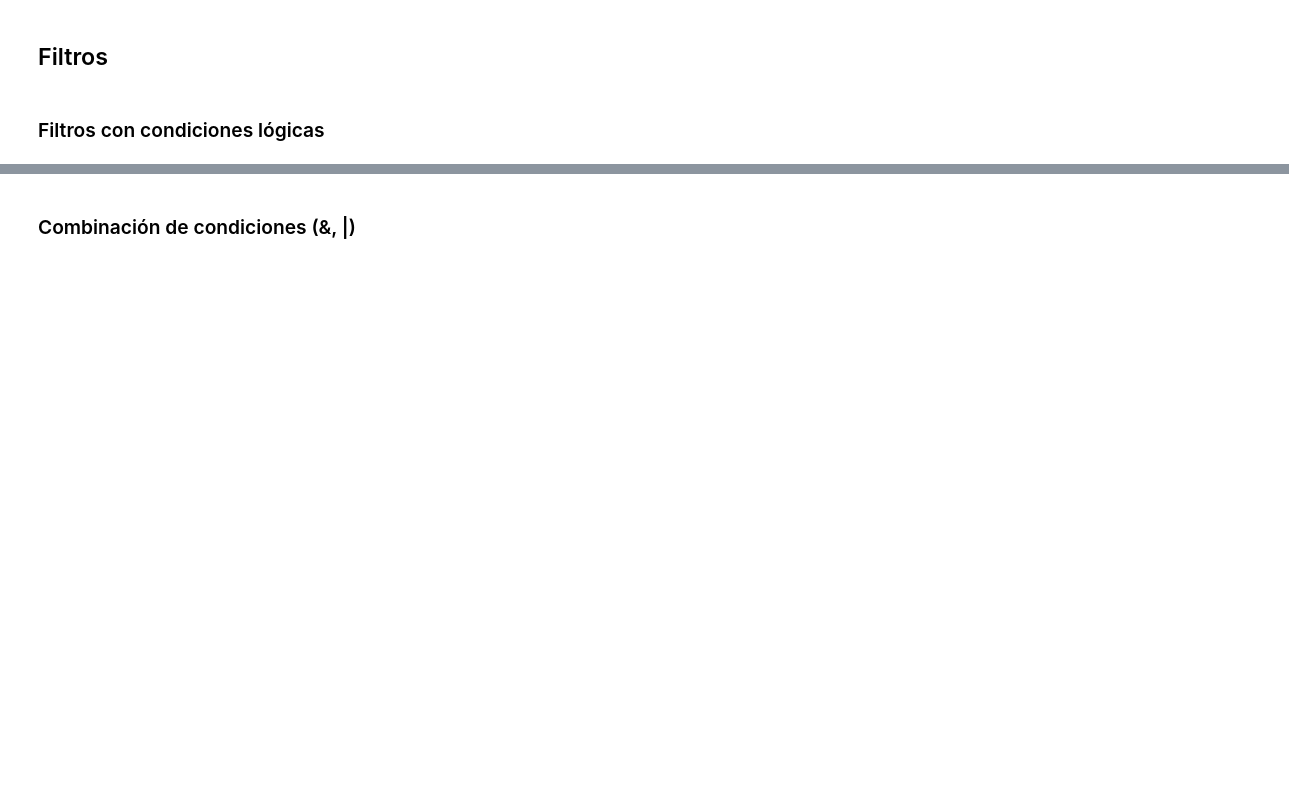
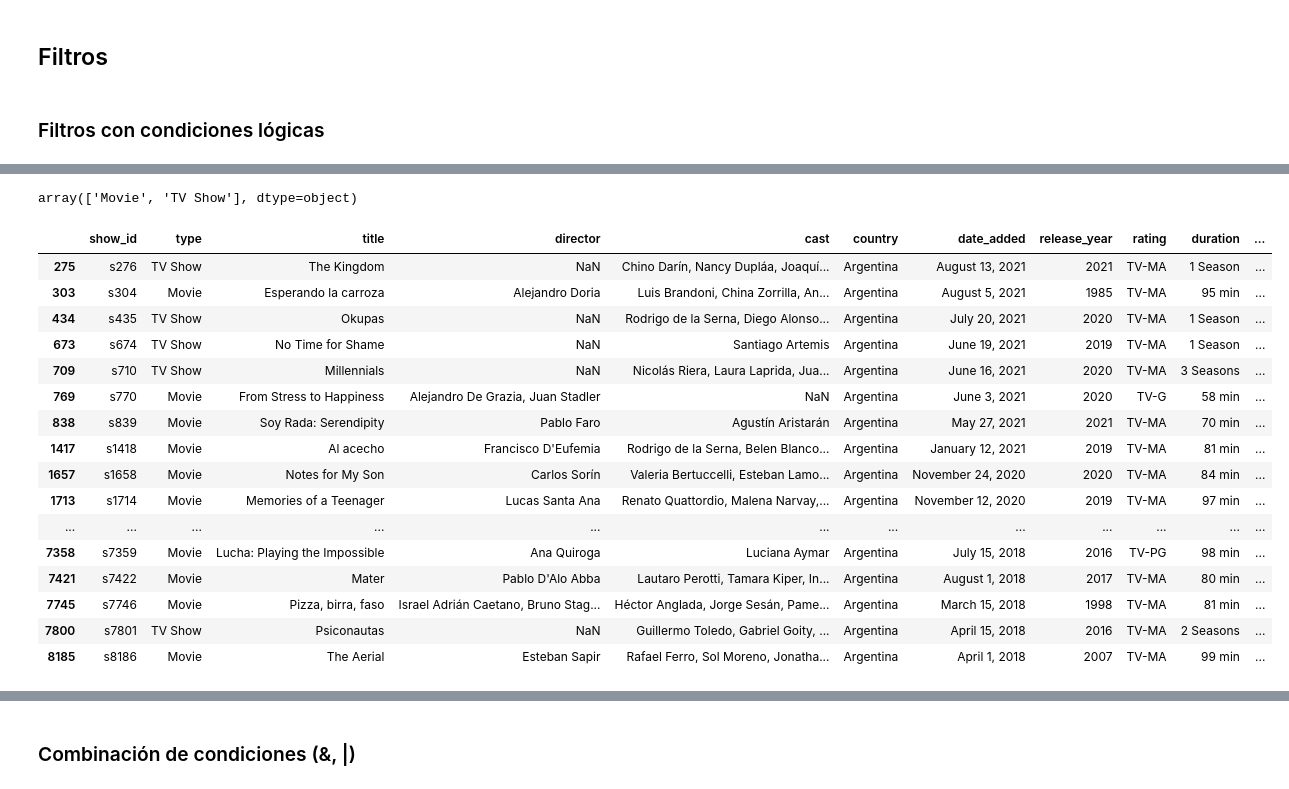
Before and after one commit to FerJGit/TT-2C2025-Data-Analitycs-Notebooks, a Jupyter notebook: Clase_6/Mis_Archivos/Clase_06_NB1.ipynb, the cells around one changed output, grey strips where cells are left out. Saved outputs shown, nothing was run; the diff lists cells and outputs as text; code cells hidden in the pictures; blank space fills up the shorter version.

```diff
--- a/Clase_6/Mis_Archivos/Clase_06_NB1.ipynb
+++ b/Clase_6/Mis_Archivos/Clase_06_NB1.ipynb
@@ -45,6 +190,28 @@ df = pd.read_csv("/content/drive/MyDrive/datasets/netflix_titles.csv")
 # %%
 # df.head(2)
+df["type"].unique()
+# %% [output]
+array(['Movie', 'TV Show'], dtype=object)
 # %%
 # Los registros cuyo campo country es Argentina
+df[df['country'] == 'Argentina']
+# %% [output]
+|  | show_id | type | title | director | cast | country | date_added | release_year | rating | duration | ... |
+| 275 | s276 | TV Show | The Kingdom | NaN | Chino Darín, Nancy Dupláa, Joaquí... | Argentina | August 13, 2021 | 2021 | TV-MA | 1 Season | ... |
+| 303 | s304 | Movie | Esperando la carroza | Alejandro Doria | Luis Brandoni, China Zorrilla, An... | Argentina | August 5, 2021 | 1985 | TV-MA | 95 min | ... |
+| 434 | s435 | TV Show | Okupas | NaN | Rodrigo de la Serna, Diego Alonso... | Argentina | July 20, 2021 | 2020 | TV-MA | 1 Season | ... |
+| 673 | s674 | TV Show | No Time for Shame | NaN | Santiago Artemis | Argentina | June 19, 2021 | 2019 | TV-MA | 1 Season | ... |
+| 709 | s710 | TV Show | Millennials | NaN | Nicolás Riera, Laura Laprida, Jua... | Argentina | June 16, 2021 | 2020 | TV-MA | 3 Seasons | ... |
+| 769 | s770 | Movie | From Stress to Happiness | Alejandro De Grazia, Juan Stadler | NaN | Argentina | June 3, 2021 | 2020 | TV-G | 58 min | ... |
+| 838 | s839 | Movie | Soy Rada: Serendipity | Pablo Faro | Agustín Aristarán | Argentina | May 27, 2021 | 2021 | TV-MA | 70 min | ... |
+| 1417 | s1418 | Movie | Al acecho | Francisco D'Eufemia | Rodrigo de la Serna, Belen Blanco... | Argentina | January 12, 2021 | 2019 | TV-MA | 81 min | ... |
+| 1657 | s1658 | Movie | Notes for My Son | Carlos Sorín | Valeria Bertuccelli, Esteban Lamo... | Argentina | November 24, 2020 | 2020 | TV-MA | 84 min | ... |
+| 1713 | s1714 | Movie | Memories of a Teenager | Lucas Santa Ana | Renato Quattordio, Malena Narvay,... | Argentina | November 12, 2020 | 2019 | TV-MA | 97 min | ... |
+| ... | ... | ... | ... | ... | ... | ... | ... | ... | ... | ... | ... |
+| 7358 | s7359 | Movie | Lucha: Playing the Impossible | Ana Quiroga | Luciana Aymar | Argentina | July 15, 2018 | 2016 | TV-PG | 98 min | ... |
+| 7421 | s7422 | Movie | Mater | Pablo D'Alo Abba | Lautaro Perotti, Tamara Kiper, In... | Argentina | August 1, 2018 | 2017 | TV-MA | 80 min | ... |
+| 7745 | s7746 | Movie | Pizza, birra, faso | Israel Adrián Caetano, Bruno Stag... | Héctor Anglada, Jorge Sesán, Pame... | Argentina | March 15, 2018 | 1998 | TV-MA | 81 min | ... |
+| 7800 | s7801 | TV Show | Psiconautas | NaN | Guillermo Toledo, Gabriel Goity, ... | Argentina | April 15, 2018 | 2016 | TV-MA | 2 Seasons | ... |
+| 8185 | s8186 | Movie | The Aerial | Esteban Sapir | Rafael Ferro, Sol Moreno, Jonatha... | Argentina | April 1, 2018 | 2007 | TV-MA | 99 min | ... |
 # %%
 # Los registros (movies/series) que cuyo año de "release" es anterior al 2020
```
Also changed, not shown: parts of 26 cells of this notebook.
